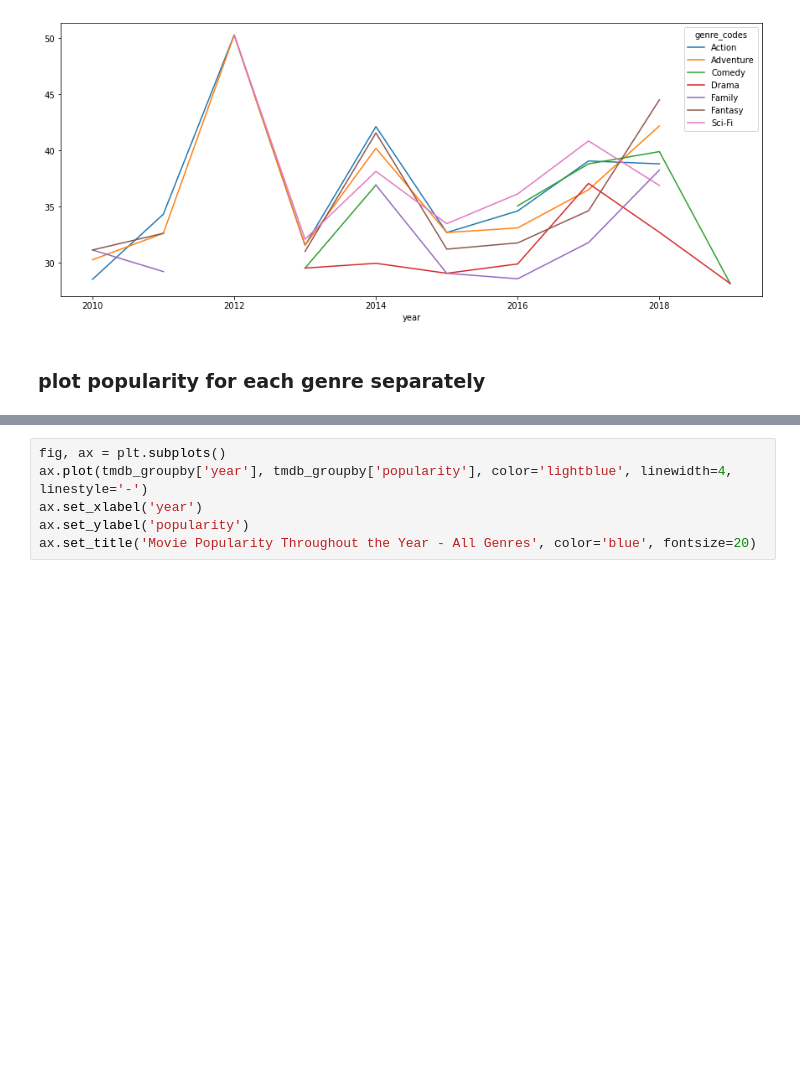
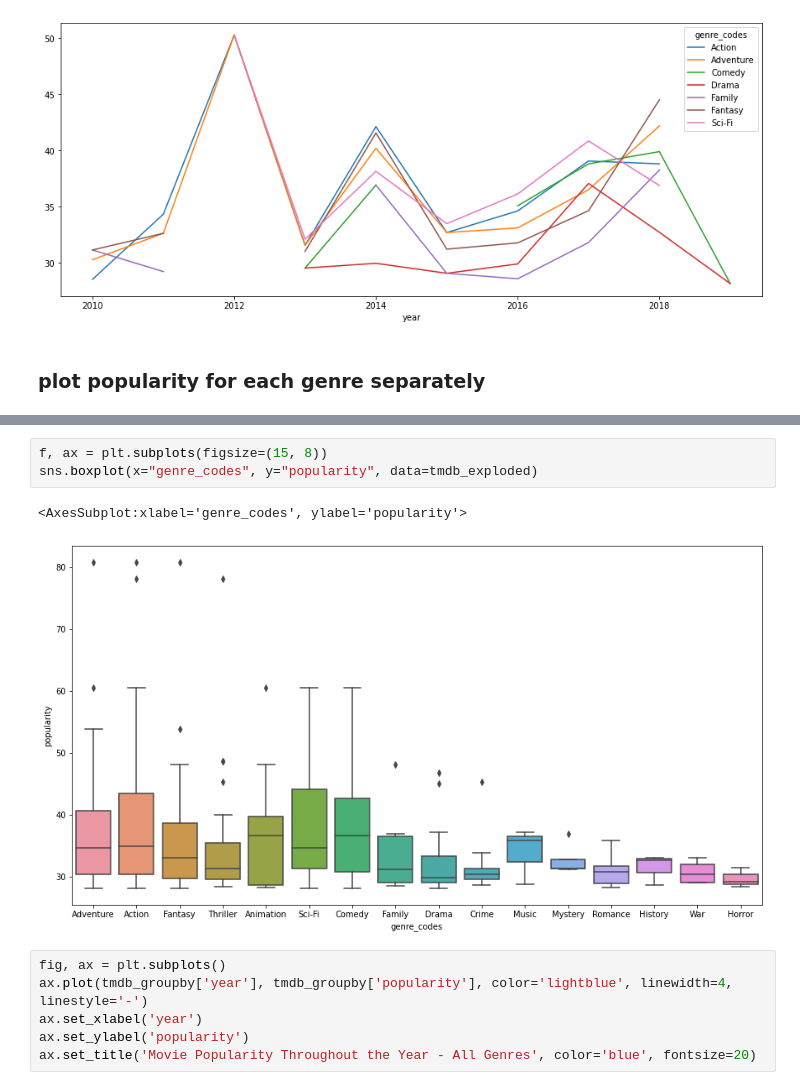
Before and after one commit to john-c-simmons/microsoft_film_reccomendation, a Jupyter notebook: Movie_analysis_screening06-08.ipynb, the cells around one changed output, grey strips where cells are left out. Drawn from its saved outputs; the diff is of its cells as text; blank space fills up the shorter version.

```diff
--- a/Movie_analysis_screening06-08.ipynb
+++ b/Movie_analysis_screening06-08.ipynb
@@ -329,3 +337,9 @@ plot_dropped.plot(figsize = (15,6))
+# %%
+f, ax = plt.subplots(figsize=(15, 8))
+sns.boxplot(x="genre_codes", y="popularity", data=tmdb_exploded)
+# %% [output]
+<AxesSubplot:xlabel='genre_codes', ylabel='popularity'>
+[figure, added]
 # %%
 fig, ax = plt.subplots()
 ax.plot(tmdb_groupby['year'], tmdb_groupby['popularity'], color='lightblue', linewidth=4, linestyle='-')
```
Also changed, not shown: parts of 15 cells of this notebook.
